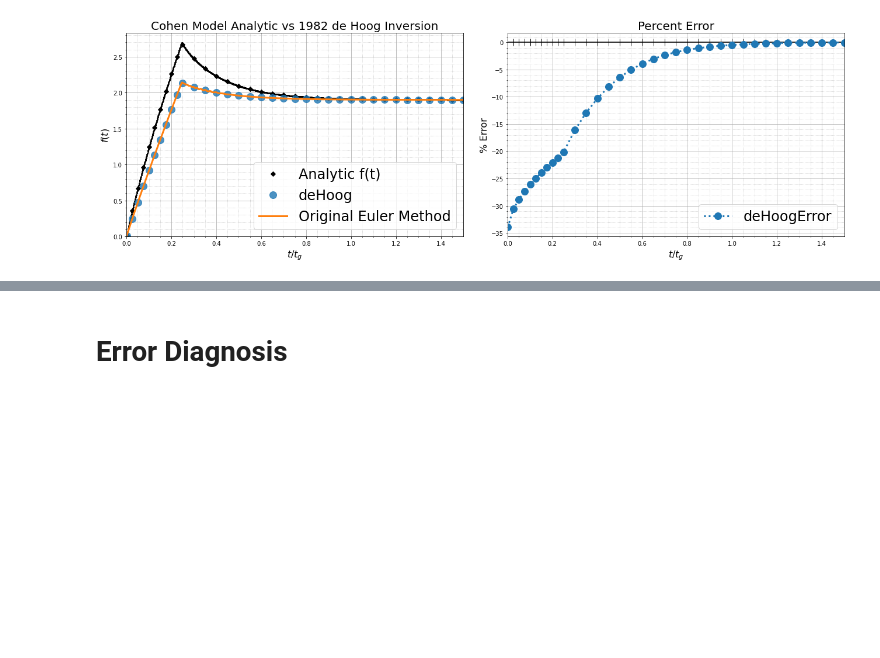
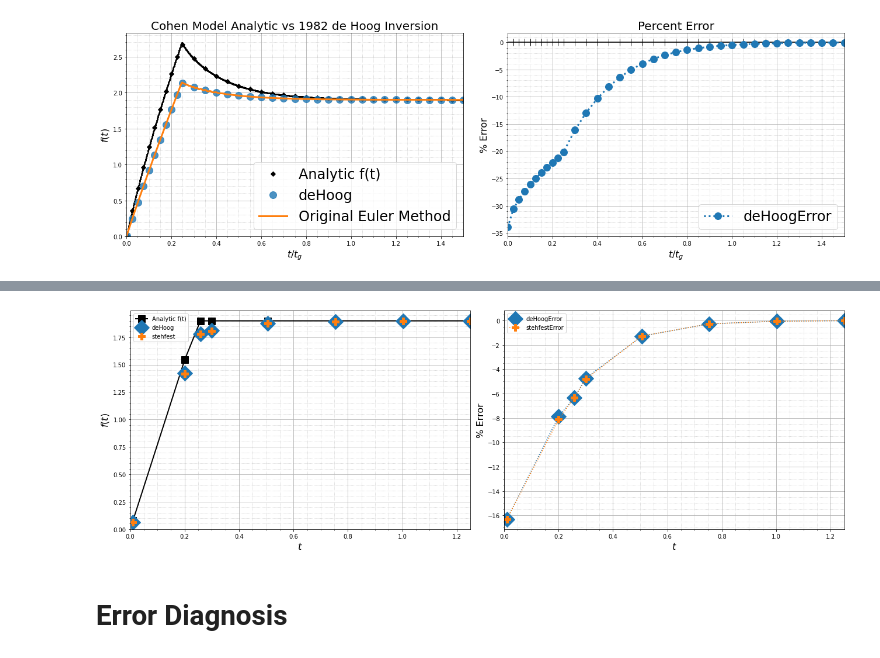
Before and after one commit to ryerrabelli/Yerrabelli-Spector-Poroelastic-Model-Code, a Jupyter notebook: src/ModelInversions.ipynb, the cells around one changed output, grey strips where cells are left out. Drawn from its saved outputs; the diff is of its cells as text; code cells hidden in the pictures; blank space fills up the shorter version.

```diff
--- a/src/ModelInversions.ipynb
+++ b/src/ModelInversions.ipynb
@@ -1510,7 +1507,8 @@ from viscoporoelastic_model import CohenModel, CohenModel1998, getCohenModelModi
 
 vpe = (viscoporoelastic_model.getCohenModelModified(tg=1), fr"$Cohen$")
 vpe[0].set_equation_library("mpmath")
-times = np.linspace(0.01,1.25,6, endpoint=True)
+tg = vpe[0].tg
+times = np.linspace(0.01,1.25,6, endpoint=True)*tg
 Fs = np.frompyfunc( vpe[0].laplace_value, 1, 1)
 ft = np.frompyfunc( vpe[0].inverted_value, 1, 1)
 analytic_vals = ft(times)
@@ -1520,7 +1518,7 @@ mp_invertlaplace = np.vectorize(mp.invertlaplace, excluded=["method"])
 
 df=pd.DataFrame({"t":times,
                  "f(t)":analytic_vals,
-              **{method:mp_invertlaplace(Fs,times,method=method) for method in inversion_methods}
+              **{method:mp_invertlaplace(Fs,times/tg,method=method) for method in inversion_methods}
               })
 if "f(t)" in df.columns:
     for method in inversion_methods:
@@ -1541,9 +1539,9 @@ nrows = 1
 
 fig, axes = plt.subplots(nrows=nrows,ncols=ncols, figsize=(9*ncols,6*nrows))
 if "f(t)" in df.columns:
-    axes.flat[0].plot(df["t"],df["f(t)"], "ks-", lw=2, ms=12, label="Analytic f(t)")
+    axes.flat[0].plot(df["t"]/tg,df["f(t)"], "ks-", lw=2, ms=12, label="Analytic f(t)")
 for ind,method in enumerate(inversion_methods):
-    axes.flat[0].plot(df["t"],df[method],
+    axes.flat[0].plot(df["t"]/tg,df[method],
                       #marker=[4,5,6][ind], markersize=12, alpha=0.8,  # caret triangles
                       "DPX"[ind], markersize=18-ind*6,
                       #"123"[ind], markersize=18,
@@ -1556,7 +1554,7 @@ axes.flat[0].set_ylim([0,None])
 if ncols>1 and "f(t)" in df.columns:
     #next(axes.flat[1]._get_lines.prop_cycler)  # skip first color to line up
     for ind,method in enumerate(inversion_methods):
-        axes.flat[1].plot(df["t"],df[f"{method}Error"]*100,
+        axes.flat[1].plot(df["t"]/tg,df[f"{method}Error"]*100,
                           "DPX"[ind]+":", markersize=18-ind*6,
                           #"o--",alpha=0.85, markersize=12-ind*4,
                           label=f"{method}Error")
@@ -1567,8 +1565,8 @@ for ax in fig.axes:
     ax.grid(which="minor", alpha=0.75, linestyle=":")  # set minor grid lines, but make them less visible
     ax.xaxis.set_minor_locator(matplotlib.ticker.AutoMinorLocator())
     ax.yaxis.set_minor_locator(matplotlib.ticker.AutoMinorLocator())
-    ax.set_xlim([0,np.max(df["t"])])
-    ax.set_xlabel(f"$t$",fontsize=16)
+    ax.set_xlim([0,np.max(df["t"]/tg)])
+    ax.set_xlabel(f"$t/t_g$",fontsize=16)
     ax.legend()
 fig.tight_layout()
 # %% [output]
@@ -1685,0 +1725,37 @@ plt.savefig(get_path_to_save(file_prefix="", save_filename="Cohen Model Inversio
+# %%
+ncols = 2 if "f(t)" in df.columns else 2
+nrows = 1
+
+fig, axes = plt.subplots(nrows=nrows,ncols=ncols, figsize=(9*ncols,6*nrows))
+if "f(t)" in df.columns:
+    axes.flat[0].plot(df["t"]/tg,df["f(t)"], "ks-", lw=2, ms=12, label="Analytic f(t)")
+for ind,method in enumerate(inversion_methods):
+    axes.flat[0].plot(df["t"]/tg,df[method],
+                      #marker=[4,5,6][ind], markersize=12, alpha=0.8,  # caret triangles
+                      "DPX"[ind], markersize=18-ind*6,
+                      #"123"[ind], markersize=18,
+                      #"s8X"[ind], markersize=12-ind*3,
+                      #"o",alpha=0.85, markersize=12-ind*4,
+                      label=method)  #, markeredgecolor=(0,0,0,1), , markeredgewidth=6
+axes.flat[0].set_ylabel(f"$f(t)$",fontsize=16)
+axes.flat[0].set_ylim([0,None])
+
+if ncols>1 and "f(t)" in df.columns:
+    #next(axes.flat[1]._get_lines.prop_cycler)  # skip first color to line up
+    for ind,method in enumerate(inversion_methods):
+        axes.flat[1].plot(df["t"]/tg,df[f"{method}Error"]*100,
+                          "DPX"[ind]+":", markersize=18-ind*6,
+                          #"o--",alpha=0.85, markersize=12-ind*4,
+                          label=f"{method}Error")
+    axes.flat[1].set_ylabel(f"% Error",fontsize=16)
+
+for ax in fig.axes:
+    ax.grid(which="major")  # set major grid lines
+    ax.grid(which="minor", alpha=0.75, linestyle=":")  # set minor grid lines, but make them less visible
+    ax.xaxis.set_minor_locator(matplotlib.ticker.AutoMinorLocator())
+    ax.yaxis.set_minor_locator(matplotlib.ticker.AutoMinorLocator())
+    ax.set_xlim([0,np.max(df["t"]/tg)])
+    ax.set_xlabel(f"$t$",fontsize=16)
+    ax.legend()
+fig.tight_layout()
+# %% [output]
@@ -1686,3 +1763,4 @@ plt.savefig(get_path_to_save(file_prefix="", save_filename="Cohen Model Inversio
+[figure, added]
 # %% [markdown]
 # Error Diagnosis
 # %% [markdown]
```
Also changed, not shown: parts of 4 cells of this notebook, 2 other files.
